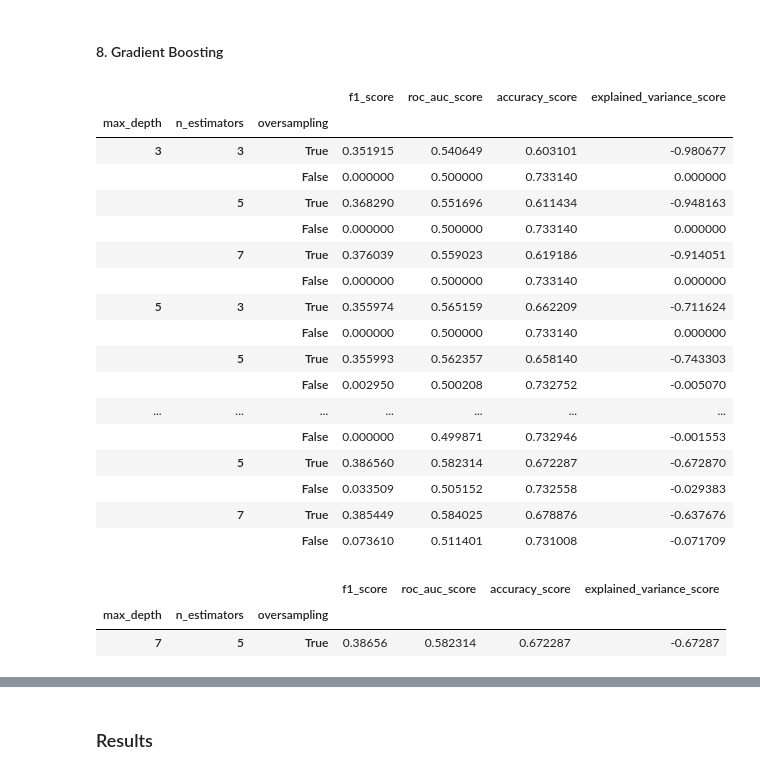
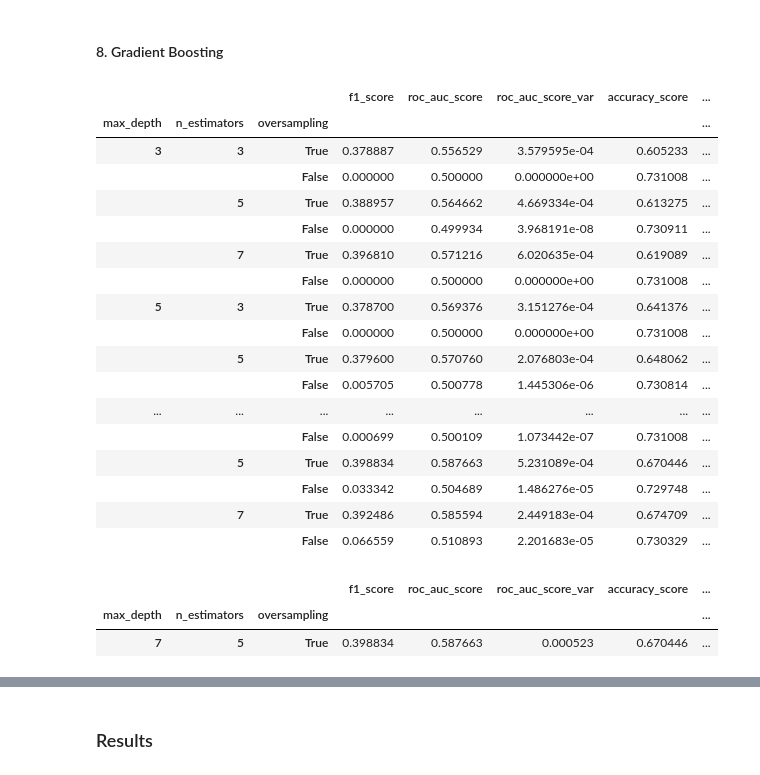
Before and after one commit to CS-433/cs-433-project-2-cough_classifier, a Jupyter notebook: src/notebooks/grid_search_classical/grid_search_coarse_metadata.ipynb, the cells around one changed output, grey strips where cells are left out. Saved outputs shown, nothing was run; the diff lists cells and outputs as text; code cells hidden in the pictures.

```diff
--- a/src/notebooks/grid_search_classical/grid_search_coarse_metadata.ipynb
+++ b/src/notebooks/grid_search_classical/grid_search_coarse_metadata.ipynb
@@ -59,6 +62,7 @@ X_e_1, y_e_1, X_e_2, y_e_2, X_e_3, y_e_3 = split_experts(X_e, y_e)
 ### Grid search
 # %%
 DECISION_METRIC = 'roc_auc_score'
+CV_K = 10
 # %% [markdown]
 #### 1. Logistic regression
 # %%
@@ -503,29 +507,29 @@ display(best_rf_1, best_rf_2, best_rf_3)
 # %% [markdown]
 #### 8. Gradient Boosting
 # %%
-gb_results = hyperparameter_tuning_cv(model='gradient_boosting', data=X_coarse, labels=y_coarse.Label, cv_k=5,
+gb_results = hyperparameter_tuning_cv(model='gradient_boosting', data=X_coarse, labels=y_coarse.Label, cv_k=CV_K,
                                       params=GRADIENT_BOOSTING_PARAMS)
 
 display(gb_results)
 # %% [output]
-|  |  |  | f1_score | roc_auc_score | accuracy_score | explained_variance_score |
-| max_depth | n_estimators | oversampling |  |  |  |  |
-| 3 | 3 | True | 0.351915 | 0.540649 | 0.603101 | -0.980677 |
-|  |  | False | 0.000000 | 0.500000 | 0.733140 | 0.000000 |
-|  | 5 | True | 0.368290 | 0.551696 | 0.611434 | -0.948163 |
-|  |  | False | 0.000000 | 0.500000 | 0.733140 | 0.000000 |
-|  | 7 | True | 0.376039 | 0.559023 | 0.619186 | -0.914051 |
-|  |  | False | 0.000000 | 0.500000 | 0.733140 | 0.000000 |
-| 5 | 3 | True | 0.355974 | 0.565159 | 0.662209 | -0.711624 |
-|  |  | False | 0.000000 | 0.500000 | 0.733140 | 0.000000 |
-|  | 5 | True | 0.355993 | 0.562357 | 0.658140 | -0.743303 |
-|  |  | False | 0.002950 | 0.500208 | 0.732752 | -0.005070 |
-| ... | ... | ... | ... | ... | ... | ... |
-|  |  | False | 0.000000 | 0.499871 | 0.732946 | -0.001553 |
-|  | 5 | True | 0.386560 | 0.582314 | 0.672287 | -0.672870 |
-|  |  | False | 0.033509 | 0.505152 | 0.732558 | -0.029383 |
-|  | 7 | True | 0.385449 | 0.584025 | 0.678876 | -0.637676 |
-|  |  | False | 0.073610 | 0.511401 | 0.731008 | -0.071709 |
+|  |  |  | f1_score | roc_auc_score | roc_auc_score_var | accuracy_score | ... |
+| max_depth | n_estimators | oversampling |  |  |  |  | ... |
+| 3 | 3 | True | 0.378887 | 0.556529 | 3.579595e-04 | 0.605233 | ... |
+|  |  | False | 0.000000 | 0.500000 | 0.000000e+00 | 0.731008 | ... |
+|  | 5 | True | 0.388957 | 0.564662 | 4.669334e-04 | 0.613275 | ... |
+|  |  | False | 0.000000 | 0.499934 | 3.968191e-08 | 0.730911 | ... |
+|  | 7 | True | 0.396810 | 0.571216 | 6.020635e-04 | 0.619089 | ... |
+|  |  | False | 0.000000 | 0.500000 | 0.000000e+00 | 0.731008 | ... |
+| 5 | 3 | True | 0.378700 | 0.569376 | 3.151276e-04 | 0.641376 | ... |
+|  |  | False | 0.000000 | 0.500000 | 0.000000e+00 | 0.731008 | ... |
+|  | 5 | True | 0.379600 | 0.570760 | 2.076803e-04 | 0.648062 | ... |
+|  |  | False | 0.005705 | 0.500778 | 1.445306e-06 | 0.730814 | ... |
+| ... | ... | ... | ... | ... | ... | ... | ... |
+|  |  | False | 0.000699 | 0.500109 | 1.073442e-07 | 0.731008 | ... |
+|  | 5 | True | 0.398834 | 0.587663 | 5.231089e-04 | 0.670446 | ... |
+|  |  | False | 0.033342 | 0.504689 | 1.486276e-05 | 0.729748 | ... |
+|  | 7 | True | 0.392486 | 0.585594 | 2.449183e-04 | 0.674709 | ... |
+|  |  | False | 0.066559 | 0.510893 | 2.201683e-05 | 0.730329 | ... |
 # %%
 # Best model parameters
 
@@ -533,8 +537,8 @@ best_gb = gb_results.iloc[[gb_results.reset_index()[DECISION_METRIC].idxmax()]]
 
 display(best_gb)
 # %% [output]
-|  |  |  | f1_score | roc_auc_score | accuracy_score | explained_variance_score |
-| max_depth | n_estimators | oversampling |  |  |  |  |
-| 7 | 5 | True | 0.38656 | 0.582314 | 0.672287 | -0.67287 |
+|  |  |  | f1_score | roc_auc_score | roc_auc_score_var | accuracy_score | ... |
+| max_depth | n_estimators | oversampling |  |  |  |  | ... |
+| 7 | 5 | True | 0.398834 | 0.587663 | 0.000523 | 0.670446 | ... |
 # %%
 gb_results_1 = hyperparameter_tuning_cv(
```
Also changed, not shown: parts of 38 cells of this notebook, 30 other files.
